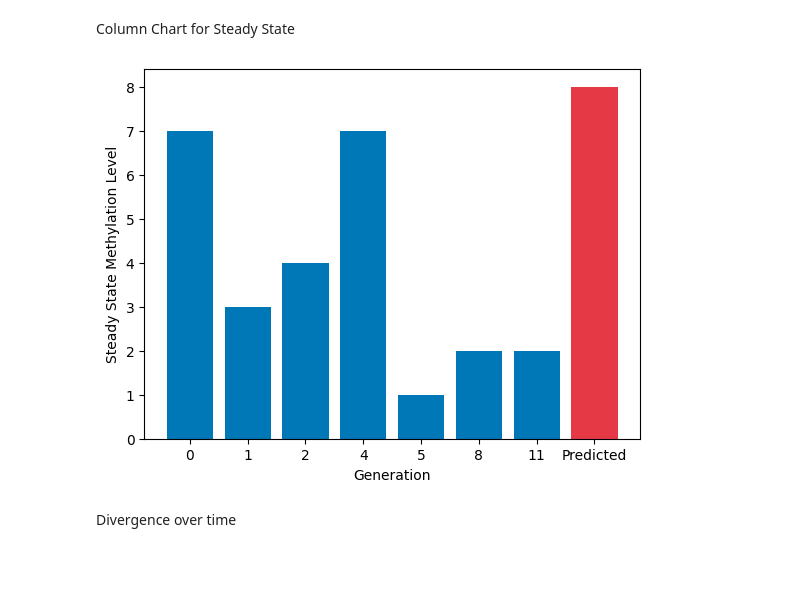
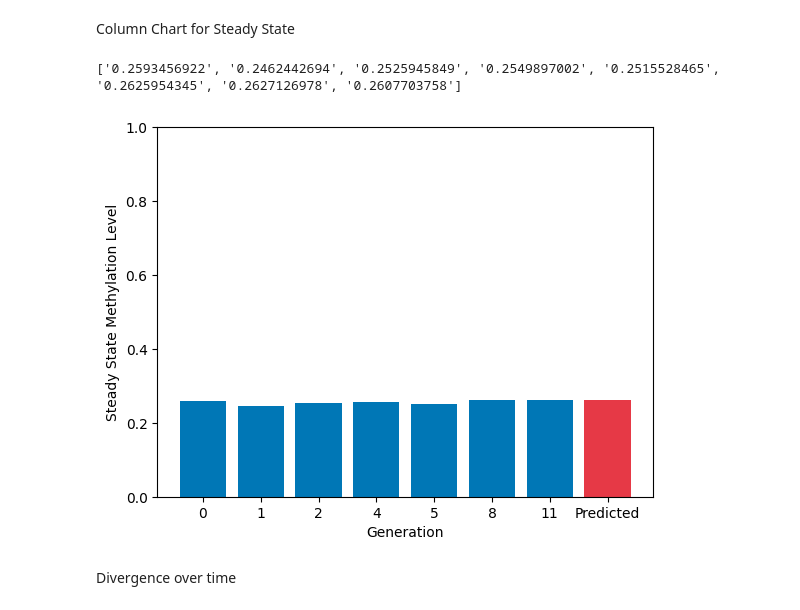
Before and after one commit to constantingoeldel/epigenomics, a Jupyter notebook: plotting.ipynb, the cells around one changed output. Drawn from its saved outputs; the diff is of its cells as text; code cells hidden in the pictures; blank space fills up the shorter version.

Commit message:
add bar plot

```diff
--- a/plotting.ipynb
+++ b/plotting.ipynb
@@ -27,6 +27,8 @@ suvraw = sheet.worksheet("SUV new").get_all_values()
 wt_new_raw = sheet.worksheet("WT new").get_all_values()
 
 D_dt_raw = sheet.worksheet("D_dt").get_all_values()
+
+meth_lvl_raw = sheet.worksheet("meth_lvl").get_all_values()
 # %%
 import numpy as np
 
@@ -46,6 +48,8 @@ suv = np.array(suv_pre, dtype=np.float32)
 bivariate = np.array(bivariate_pre, dtype=np.float32)
 D_dt = np.array(D_dt_pre, dtype=np.float32)
 wt_new = np.array(wt_new_pre, dtype=np.float32)
+meth_lvl = [ meth_lvl_raw[i+1][7] for i in range(8)]
+print(meth_lvl)
 
 u = [i for i in range(-500, 0, 5)]
 g=  [i for i in range(0, 1000, 10)]
@@ -262,33 +268,35 @@ plt.show()
 # %% [markdown]
 Column Chart for Steady State
 # %%
-avgs = np.array([0.3, 0.2593456922,0.2462442694,0.2525945849,0.2549897002,0.2515528465,0.2625954345,0.2627126978])
+
 gens = ['', 0,1,2,4,5,8,11, "Predicted"]
 
 # Generate some random data
 data = np.random.randint(1, 10, 8)
-
+print(meth_lvl)
 # Create a figure and axes objects
 fig, ax = plt.subplots()
 
 # Create a list of colors for the columns
 colors = [b] * 7 + [r]
 
 # Create the bar chart with custom colors
-ax.bar(range(8), data, color=colors)
+ax.bar(range(8), np.array(meth_lvl, dtype=np.float32), color=colors)
 
 # Set the x-axis tick labels
 ax.set_xticklabels(gens)
+ax.set_ybound(0.0, 1.0)
 
 # Set the title and axis labels
 ax.set_xlabel('Generation')
 ax.set_ylabel('Steady State Methylation Level')
 
 # Show the plot
 plt.savefig("1C.png", dpi=450)
 plt.show()
 # %% [output]
+['0.2593456922', '0.2462442694', '0.2525945849', '0.2549897002', '0.2515528465', '0.2625954345', '0.2627126978', '0.2607703758']
-[figure, old version]
+[figure, new version]
 # %% [markdown]
 Divergence over time
 # %%
```
Also changed, not shown: parts of 1 cell of this notebook, 1 other file.
